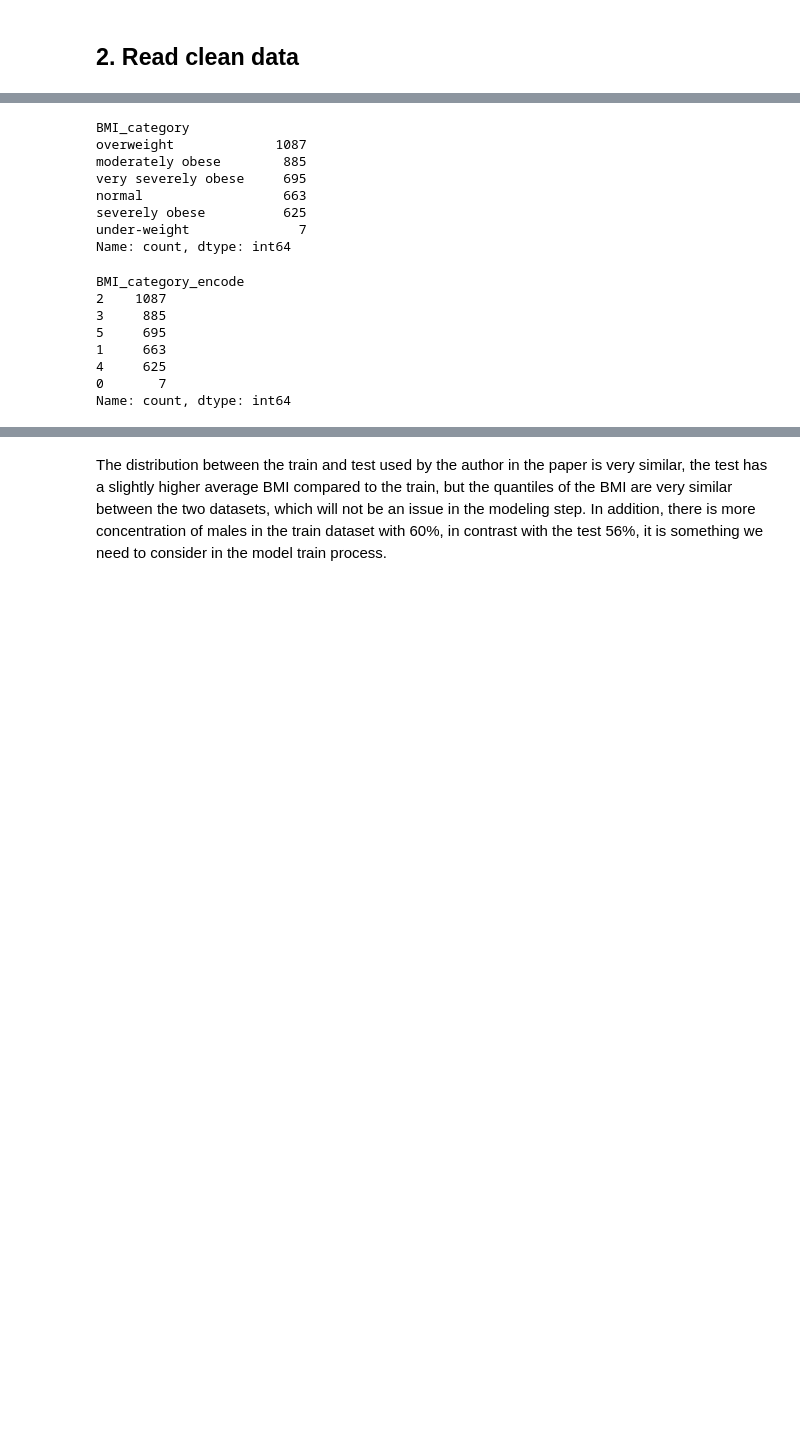
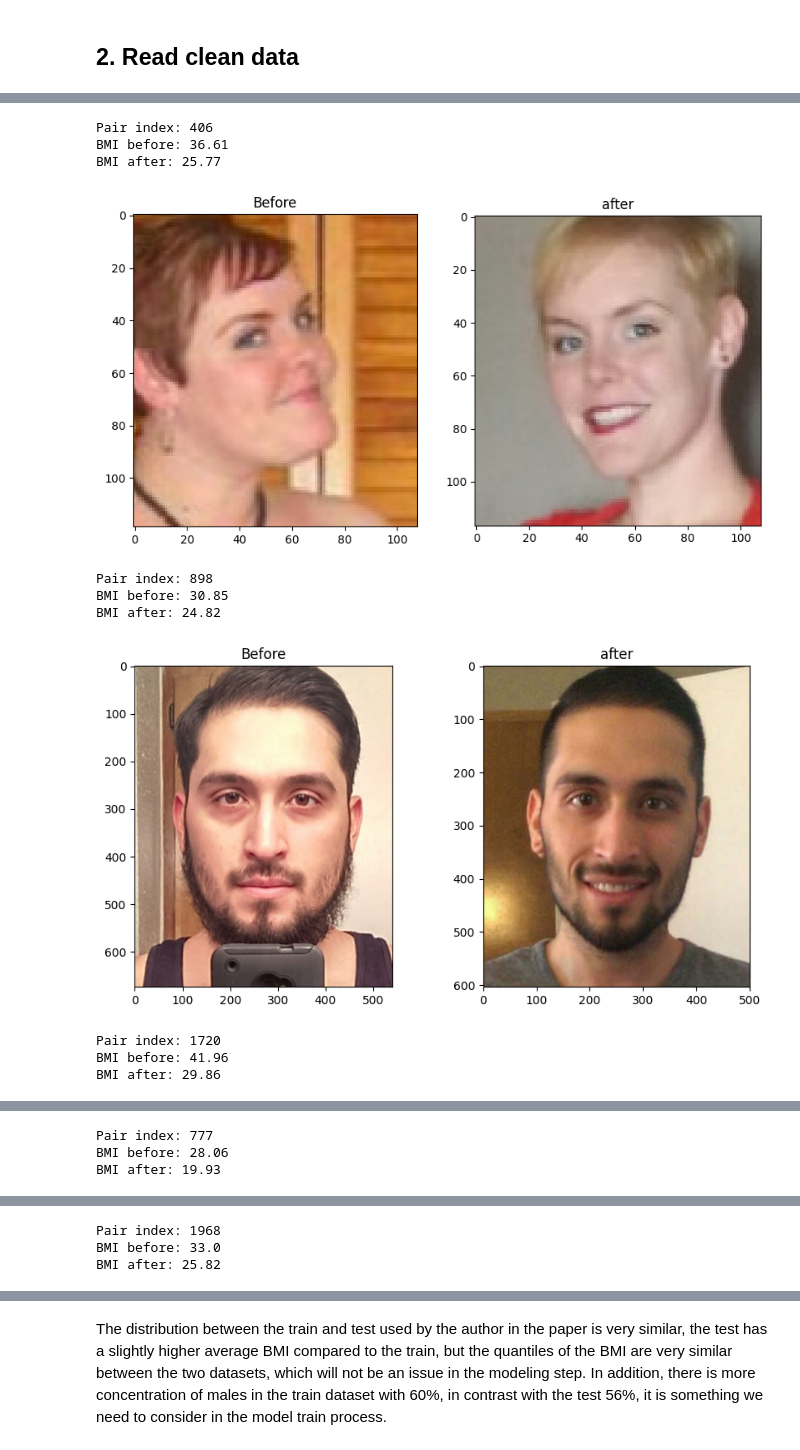
Before and after one commit to fishy-tata/ML2-Final-Project, a Jupyter notebook: Mateo/Modeling.ipynb, the cells around one changed output, grey strips where cells are left out. Cells and saved outputs as stored; diff of their text form; code cells hidden in the pictures; blank space fills up the shorter version.

```diff
--- a/Mateo/Modeling.ipynb
+++ b/Mateo/Modeling.ipynb
@@ -24,6 +56,6 @@ from tensorflow.keras.callbacks import EarlyStopping, ReduceLROnPlateau, ModelCh
 # %%
 # Get working path
-working_path = Path.cwd()
+working_path = Path.cwd()/ 'drive'/'MyDrive'/'Colab Notebooks'/'Final Project ML II'
 print(working_path)
 # Verify that the Data folder exists
 data_path = working_path / 'Data'
@@ -69,20 +104,0 @@ df_test = df_modeling[df_modeling['is_training']==0]
-# %%
-display(df_modeling['BMI_category'].value_counts())
-display(df_modeling['BMI_category_encode'].value_counts())
-# %% [output]
-BMI_category
-overweight             1087
-moderately obese        885
-very severely obese     695
-normal                  663
-severely obese          625
-under-weight              7
-Name: count, dtype: int64
-BMI_category_encode
-2    1087
-3     885
-5     695
-1     663
-4     625
-0       7
-Name: count, dtype: int64
@@ -88,0 +114,42 @@ Name: count, dtype: int64
+# %%
+# Quick check
+random.seed(97)
+unique_pair_index = df_modeling['index_pair'].unique()
+unique_pair_index = list(unique_pair_index)
+select_index = values = random.sample(unique_pair_index, 5)
+
+
+for pair_index in select_index:
+
+    # get images path before/after
+    print('Pair index:', pair_index)
+    df_aux = df_modeling[df_modeling['index_pair'] == pair_index]
+    df_aux.reset_index(drop=True, inplace=True)
+    path_before = str(df_aux.loc[0, 'images_path'])
+    path_after = df_aux.loc[1, 'images_path']
+    print('BMI before:', round(df_aux.loc[0, 'bmi'],2))
+    print('BMI after:', round(df_aux.loc[1, 'bmi'],2))
+
+    # Show images
+    fig, (ax1, ax2) = plt.subplots(1, 2, figsize=(10, 5))
+
+    img_before = Image.open(path_before)
+    ax1.imshow(img_before)
+    ax1.set_title('Before')
+
+    img_after = Image.open(path_after)
+    ax2.imshow(img_after)
+    ax2.set_title('after')
+    plt.show()
+# %% [output]
+Pair index: 406
+BMI before: 36.61
+BMI after: 25.77
+[figure, added]
+Pair index: 898
+BMI before: 30.85
+BMI after: 24.82
+[figure, added]
+Pair index: 1720
+BMI before: 41.96
+BMI after: 29.86
@@ -88,0 +157,3 @@ Name: count, dtype: int64
+Pair index: 777
+BMI before: 28.06
+BMI after: 19.93
@@ -88,0 +161,3 @@ Name: count, dtype: int64
+Pair index: 1968
+BMI before: 33.0
+BMI after: 25.82
```
Also changed, not shown: parts of 49 cells of this notebook.
